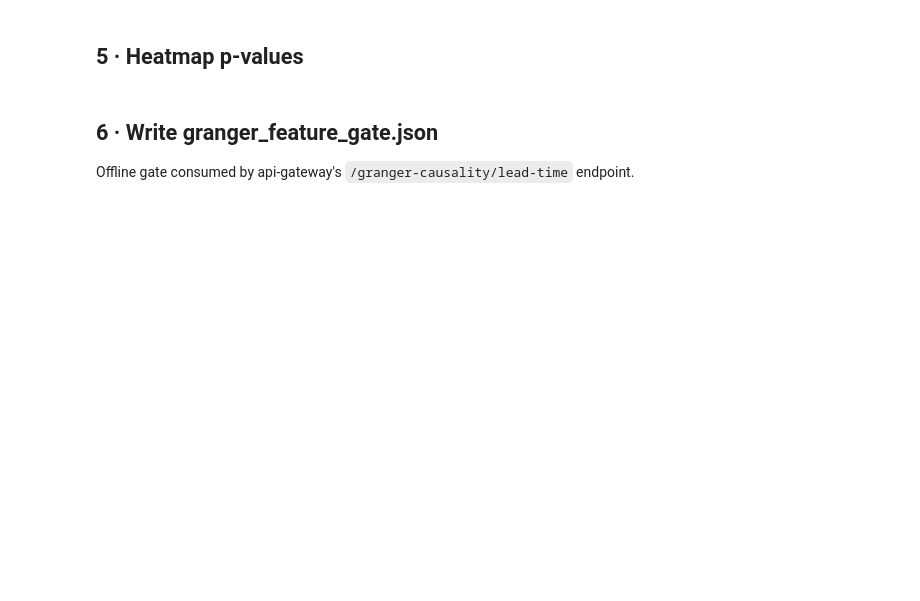
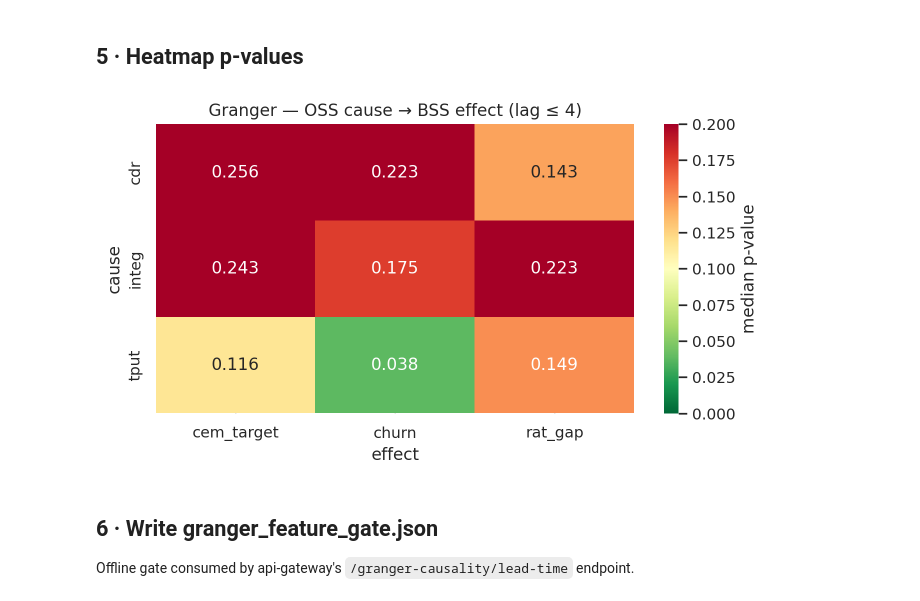
Before and after one commit to souhayl1g/telecom-cloud-intelligence, a Jupyter notebook: notebooks/10_granger_feature_selection.ipynb, the cells around one changed output. Saved outputs shown, nothing was run; the diff lists cells and outputs as text; code cells hidden in the pictures; blank space fills up the shorter version.

```diff
--- a/notebooks/10_granger_feature_selection.ipynb
+++ b/notebooks/10_granger_feature_selection.ipynb
@@ -133,12 +178,23 @@ print(res_df)
 # %% [markdown]
 ## 5 · Heatmap p-values
 # %%
-pv = res_df.pivot(index='cause', columns='effect', values='median_p')
-fig, ax = plt.subplots(figsize=(7,4))
-sns.heatmap(pv, annot=True, fmt='.3f', cmap='RdYlGn_r', vmin=0, vmax=0.2, ax=ax,
-            cbar_kws={'label':'median p-value'})
-ax.set_title('Granger — OSS cause → BSS effect (lag ≤ 4)')
-plt.tight_layout(); plt.show()
+if res_df.empty or not {'cause', 'effect', 'median_p'}.issubset(res_df.columns):
+    fig, ax = plt.subplots(figsize=(7, 2.5))
+    ax.text(0.5, 0.5,
+            'No Granger pairs survived — likely too few monthly obs per area.\n'
+            'Increase panel depth (more months) or lower GRANGER_MAX_LAG.',
+            ha='center', va='center', transform=ax.transAxes, color='#94A3B8')
+    ax.set_axis_off()
+    plt.tight_layout(); plt.show()
+else:
+    pv = res_df.pivot(index='cause', columns='effect', values='median_p')
+    fig, ax = plt.subplots(figsize=(7, 4))
+    sns.heatmap(pv, annot=True, fmt='.3f', cmap='RdYlGn_r', vmin=0, vmax=0.2, ax=ax,
+                cbar_kws={'label': 'median p-value'})
+    ax.set_title('Granger — OSS cause → BSS effect (lag ≤ {})'.format(GRANGER_MAX_LAG))
+    plt.tight_layout(); plt.show()
+# %% [output]
+[figure, added]
 # %% [markdown]
 ## 6 · Write granger_feature_gate.json
 
```
Also changed, not shown: parts of 7 cells of this notebook.
